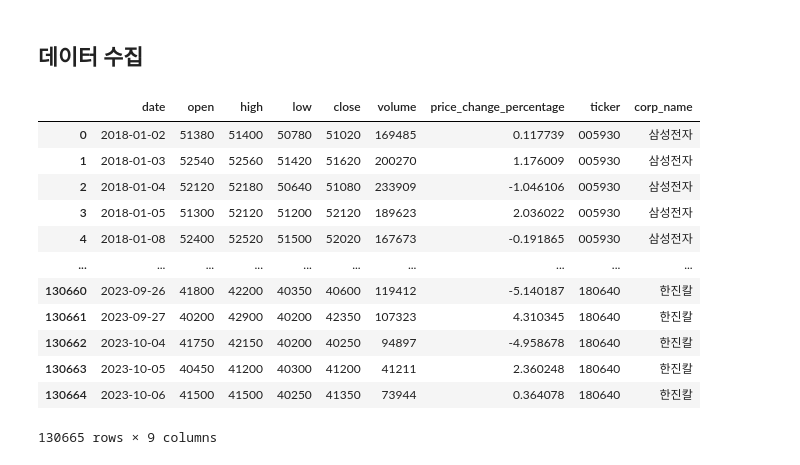
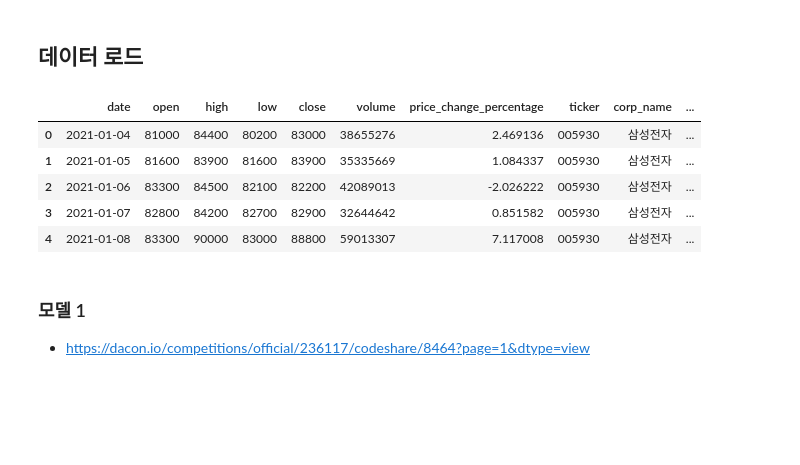
Before and after one commit to Unfinishedgod/finance_mlops, a Jupyter notebook: jupyter/stock_total_modeling.ipynb, the cells around one changed output. Saved outputs shown, nothing was run; the diff lists cells and outputs as text; code cells hidden in the pictures; blank space fills up the shorter version.

```diff
--- a/jupyter/stock_total_modeling.ipynb
+++ b/jupyter/stock_total_modeling.ipynb
@@ -29,4 +29,4 @@ def seed_everything(seed):
 
 seed_everything(42) # Seed 고정
 # %% [markdown]
-## 데이터 수집
+## 데이터 로드
@@ -45,20 +34,17 @@ df_raw.columns = ['date', 'open', 'high', 'low', 'close', 'volume','price_change
 ohlcv_df_raw = pd.read_csv('ohlcv_df_raw.csv', dtype = {'ticker':str})
 ticker_list = ohlcv_df_raw['ticker'].unique()
 # %%
-ohlcv_df_raw
+ohlcv_df_raw.head()
 # %% [output]
-|  | date | open | high | low | close | volume | price_change_percentage | ticker | corp_name |
-| 0 | 2018-01-02 | 51380 | 51400 | 50780 | 51020 | 169485 | 0.117739 | 005930 | 삼성전자 |
-| 1 | 2018-01-03 | 52540 | 52560 | 51420 | 51620 | 200270 | 1.176009 | 005930 | 삼성전자 |
-| 2 | 2018-01-04 | 52120 | 52180 | 50640 | 51080 | 233909 | -1.046106 | 005930 | 삼성전자 |
-| 3 | 2018-01-05 | 51300 | 52120 | 51200 | 52120 | 189623 | 2.036022 | 005930 | 삼성전자 |
-| 4 | 2018-01-08 | 52400 | 52520 | 51500 | 52020 | 167673 | -0.191865 | 005930 | 삼성전자 |
-| ... | ... | ... | ... | ... | ... | ... | ... | ... | ... |
-| 130660 | 2023-09-26 | 41800 | 42200 | 40350 | 40600 | 119412 | -5.140187 | 180640 | 한진칼 |
-| 130661 | 2023-09-27 | 40200 | 42900 | 40200 | 42350 | 107323 | 4.310345 | 180640 | 한진칼 |
-| 130662 | 2023-10-04 | 41750 | 42150 | 40200 | 40250 | 94897 | -4.958678 | 180640 | 한진칼 |
-| 130663 | 2023-10-05 | 40450 | 41200 | 40300 | 41200 | 41211 | 2.360248 | 180640 | 한진칼 |
-| 130664 | 2023-10-06 | 41500 | 41500 | 40250 | 41350 | 73944 | 0.364078 | 180640 | 한진칼 |
+|  | date | open | high | low | close | volume | price_change_percentage | ticker | corp_name | ... |
+| 0 | 2021-01-04 | 81000 | 84400 | 80200 | 83000 | 38655276 | 2.469136 | 005930 | 삼성전자 | ... |
+| 1 | 2021-01-05 | 81600 | 83900 | 81600 | 83900 | 35335669 | 1.084337 | 005930 | 삼성전자 | ... |
+| 2 | 2021-01-06 | 83300 | 84500 | 82100 | 82200 | 42089013 | -2.026222 | 005930 | 삼성전자 | ... |
+| 3 | 2021-01-07 | 82800 | 84200 | 82700 | 82900 | 32644642 | 0.851582 | 005930 | 삼성전자 | ... |
+| 4 | 2021-01-08 | 83300 | 90000 | 83000 | 88800 | 59013307 | 7.117008 | 005930 | 삼성전자 | ... |
-130665 rows × 9 columns
+# %% [markdown]
+### 모델 1
+
+- https://dacon.io/competitions/official/236117/codeshare/8464?page=1&dtype=view
 # %%
 train = ohlcv_df_raw
```
Also changed, not shown: parts of 9 cells of this notebook, 12 other files.
